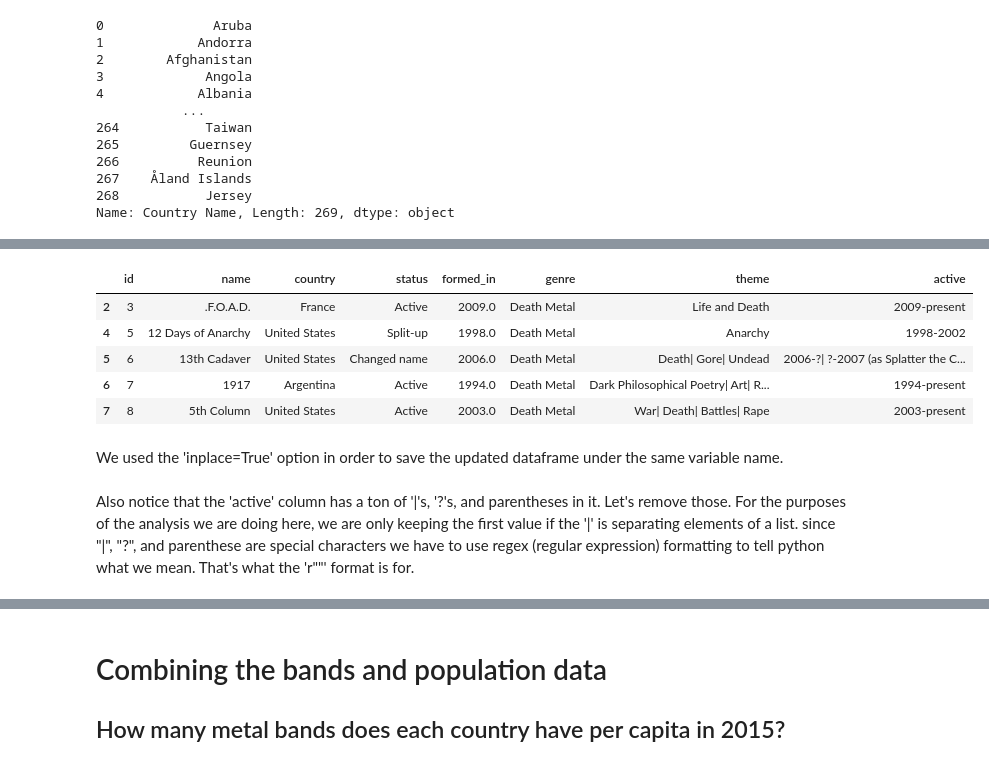
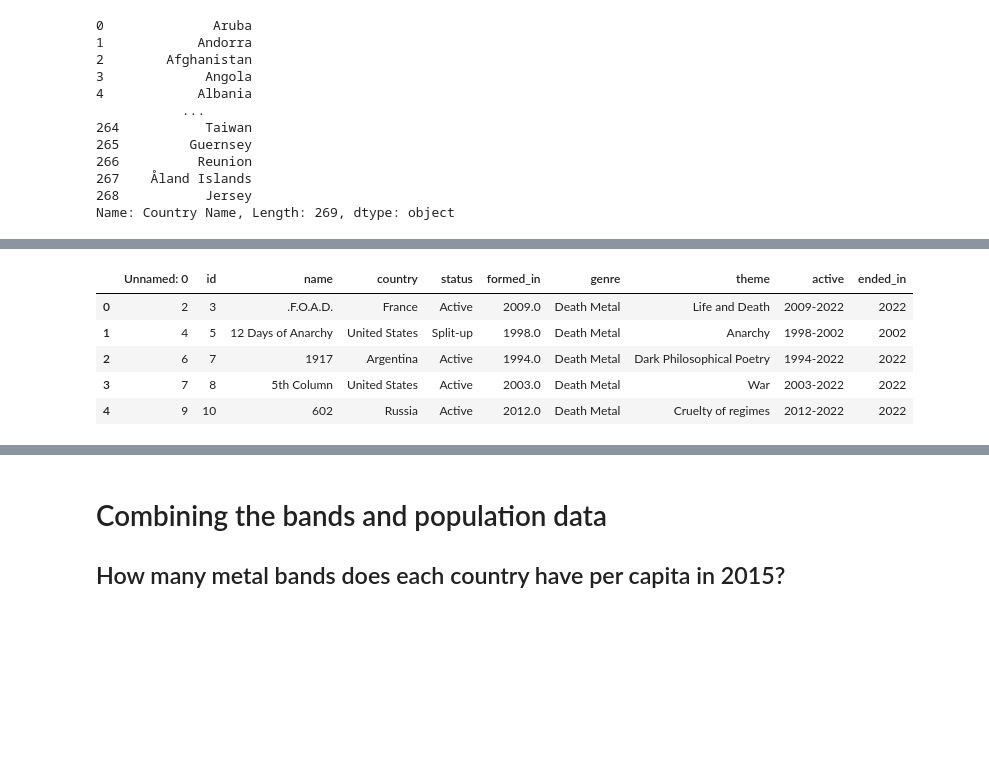
Before and after one commit to orionarcher/metal-bands-by-nation, a Jupyter notebook: PandasWorkshop.ipynb, the cells around one changed output, grey strips where cells are left out. Saved outputs shown, nothing was run; the diff lists cells and outputs as text; code cells hidden in the pictures; blank space fills up the shorter version.

Commit message:
Pandas workshop now uses new bands table

```diff
--- a/PandasWorkshop.ipynb
+++ b/PandasWorkshop.ipynb
@@ -60,4 +74,4 @@ In the next cell, we will import our data directly from a file hosted on GitHub.
 # Make a data frame
 metal_bands_df = pd.read_csv("https://raw.githubusercontent.com/orioncohen/metal-bands-by-nation/main/metal_bands_2017.csv")
 world_pop_df = pd.read_csv("https://raw.githubusercontent.com/orioncohen/metal-bands-by-nation/main/world_population_1960_2015.csv")
-bands_df = pd.read_csv("https://raw.githubusercontent.com/orioncohen/metal-bands-by-nation/main/bands.csv")
+bands_df = pd.read_csv("https://raw.githubusercontent.com/orioncohen/metal-bands-by-nation/main/new_bands.csv")
@@ -163,14 +179,10 @@ Did you notice that when we looked at the first few rows of the bands_df there w
 # %%
-bands_df.dropna(inplace=True)
+bands_df = bands_df.dropna()
 bands_df.head()
 # %% [output]
-|  | id | name | country | status | formed_in | genre | theme | active |
-| 2 | 3 | .F.O.A.D. | France | Active | 2009.0 | Death Metal | Life and Death | 2009-present |
-| 4 | 5 | 12 Days of Anarchy | United States | Split-up | 1998.0 | Death Metal | Anarchy | 1998-2002 |
-| 5 | 6 | 13th Cadaver | United States | Changed name | 2006.0 | Death Metal | Death| Gore| Undead | 2006-?| ?-2007 (as Splatter the C... |
-| 6 | 7 | 1917 | Argentina | Active | 1994.0 | Death Metal | Dark Philosophical Poetry| Art| R... | 1994-present |
-| 7 | 8 | 5th Column | United States | Active | 2003.0 | Death Metal | War| Death| Battles| Rape | 2003-present |
+|  | Unnamed: 0 | id | name | country | status | formed_in | genre | theme | active | ended_in |
+| 0 | 2 | 3 | .F.O.A.D. | France | Active | 2009.0 | Death Metal | Life and Death | 2009-2022 | 2022 |
+| 1 | 4 | 5 | 12 Days of Anarchy | United States | Split-up | 1998.0 | Death Metal | Anarchy | 1998-2002 | 2002 |
+| 2 | 6 | 7 | 1917 | Argentina | Active | 1994.0 | Death Metal | Dark Philosophical Poetry | 1994-2022 | 2022 |
+| 3 | 7 | 8 | 5th Column | United States | Active | 2003.0 | Death Metal | War | 2003-2022 | 2022 |
+| 4 | 9 | 10 | 602 | Russia | Active | 2012.0 | Death Metal | Cruelty of regimes | 2012-2022 | 2022 |
-# %% [markdown]
-We used the 'inplace=True' option in order to save the updated dataframe under the same variable name.
-# %% [markdown]
-Also notice that the 'active' column has a ton of '|'s, '?'s, and parentheses in it. Let's remove those. For the purposes of the analysis we are doing here, we are only keeping the first value if the '|' is separating elements of a list. since "|", "?", and parenthese are special characters we have to use regex (regular expression) formatting to tell python what we mean. That's what the 'r"\"' format is for.
```
Also changed, not shown: parts of 40 cells of this notebook, 1 other file.
